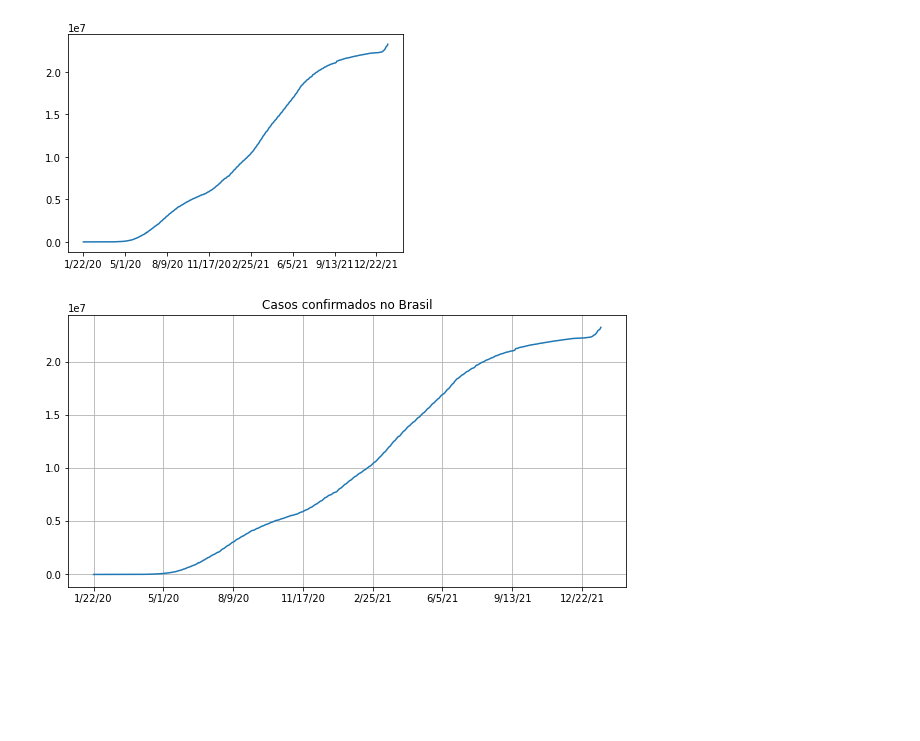
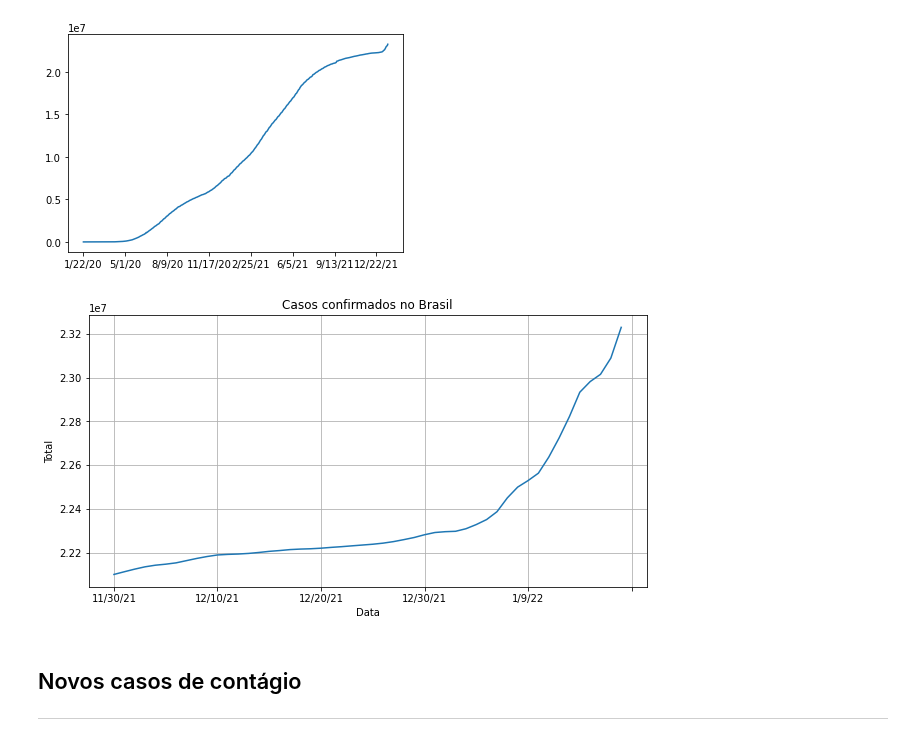
Before and after one commit to 6abi/data-science, a Jupyter notebook: ds_na_medicina/covid19.ipynb, the cells around one changed output. Saved outputs shown, nothing was run; the diff lists cells and outputs as text; code cells hidden in the pictures; blank space fills up the shorter version.

```diff
--- a/ds_na_medicina/covid19.ipynb
+++ b/ds_na_medicina/covid19.ipynb
@@ -86,9 +89,14 @@ confirmed_by_country.loc['Brazil'][2:].plot()
 [figure]
 # %%
 plt.figure(figsize=(10,5))
-confirmed_by_country.loc['Brazil'][2:].plot()
+confirmed_by_country.loc['Brazil'][-50:].plot()
 plt.title('Casos confirmados no Brasil')
+plt.xlabel('Data')
+plt.ylabel('Total')
 plt.grid(True)
 plt.show()
 # %% [output]
-[figure, old version]
+[figure, new version]
+# %% [markdown]
+##  Novos casos de contágio
+***
```
Also changed, not shown: parts of 5 cells of this notebook.
